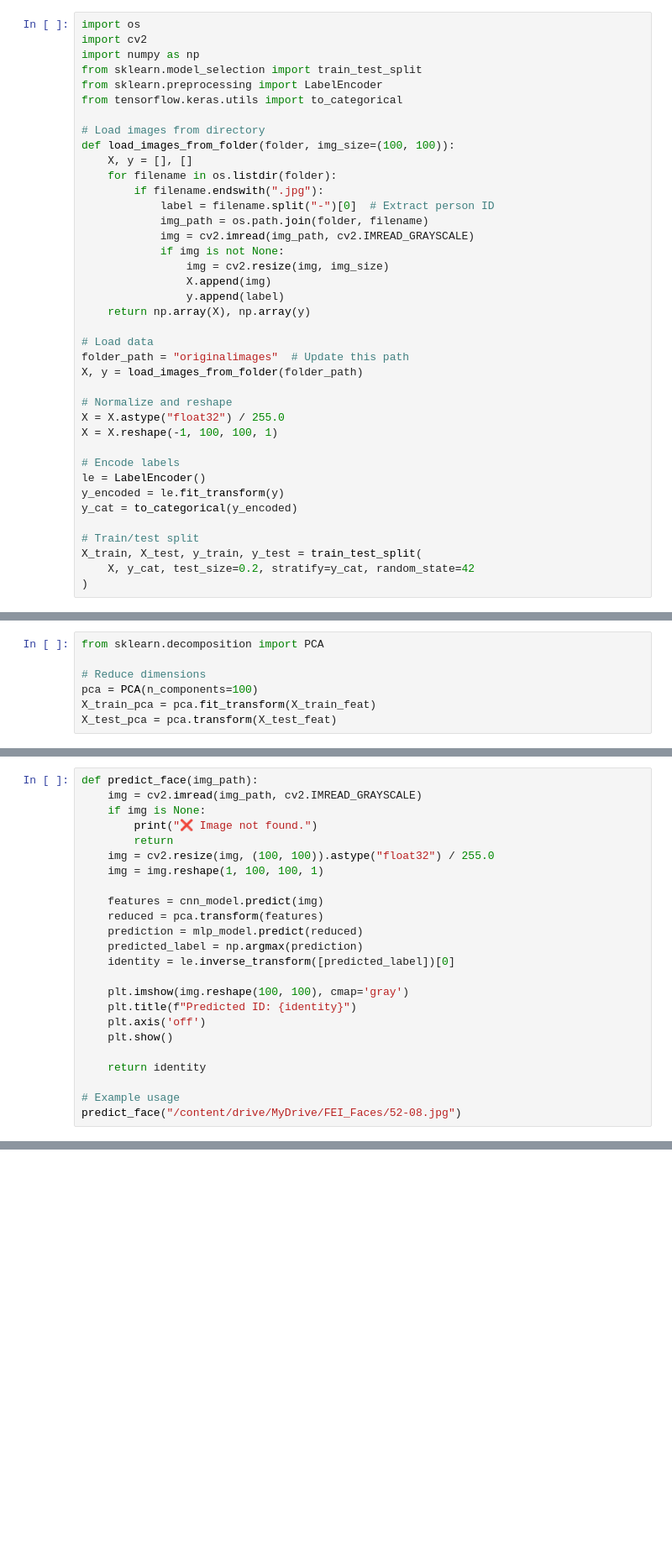
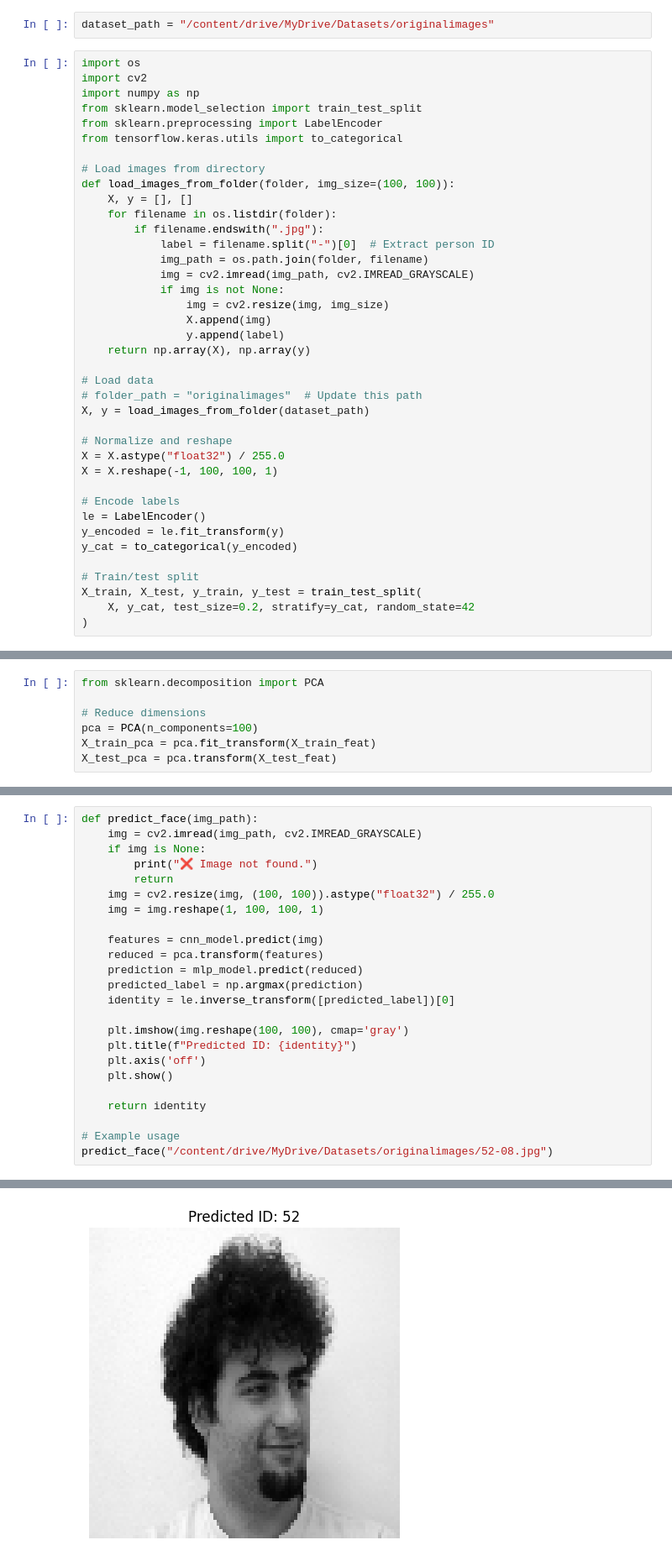
Before and after one commit to laabidihamza/facial-recognition-with-LBP-CNN-PCA-and-MLP, a Jupyter notebook: Face-Recognition-with-CNN-PCA-MLP.ipynb, the cells around one changed output, grey strips where cells are left out. Shown: that part at 84% size. Drawn from its saved outputs; the diff is of its cells as text; blank space fills up the shorter version.

```diff
--- a/Face-Recognition-with-CNN-PCA-MLP.ipynb
+++ b/Face-Recognition-with-CNN-PCA-MLP.ipynb
@@ -1,3 +6,5 @@
+# %%
+dataset_path = "/content/drive/MyDrive/Datasets/originalimages"
 # %%
 import os
 import cv2
@@ -21,8 +28,8 @@ def load_images_from_folder(folder, img_size=(100, 100)):
     return np.array(X), np.array(y)
 
 # Load data
-folder_path = "originalimages"  # Update this path
-X, y = load_images_from_folder(folder_path)
+# folder_path = "originalimages"  # Update this path
+X, y = load_images_from_folder(dataset_path)
 
 # Normalize and reshape
 X = X.astype("float32") / 255.0
@@ -136,4 +162,5 @@ def predict_face(img_path):
     return identity
 
 # Example usage
-predict_face("/content/drive/MyDrive/FEI_Faces/52-08.jpg")
+predict_face("/content/drive/MyDrive/Datasets/originalimages/52-08.jpg")
+# %% [output]
@@ -139,0 +169 @@ predict_face("/content/drive/MyDrive/FEI_Faces/52-08.jpg")
+[figure, added]
```
Also changed, not shown: parts of 9 cells of this notebook.
